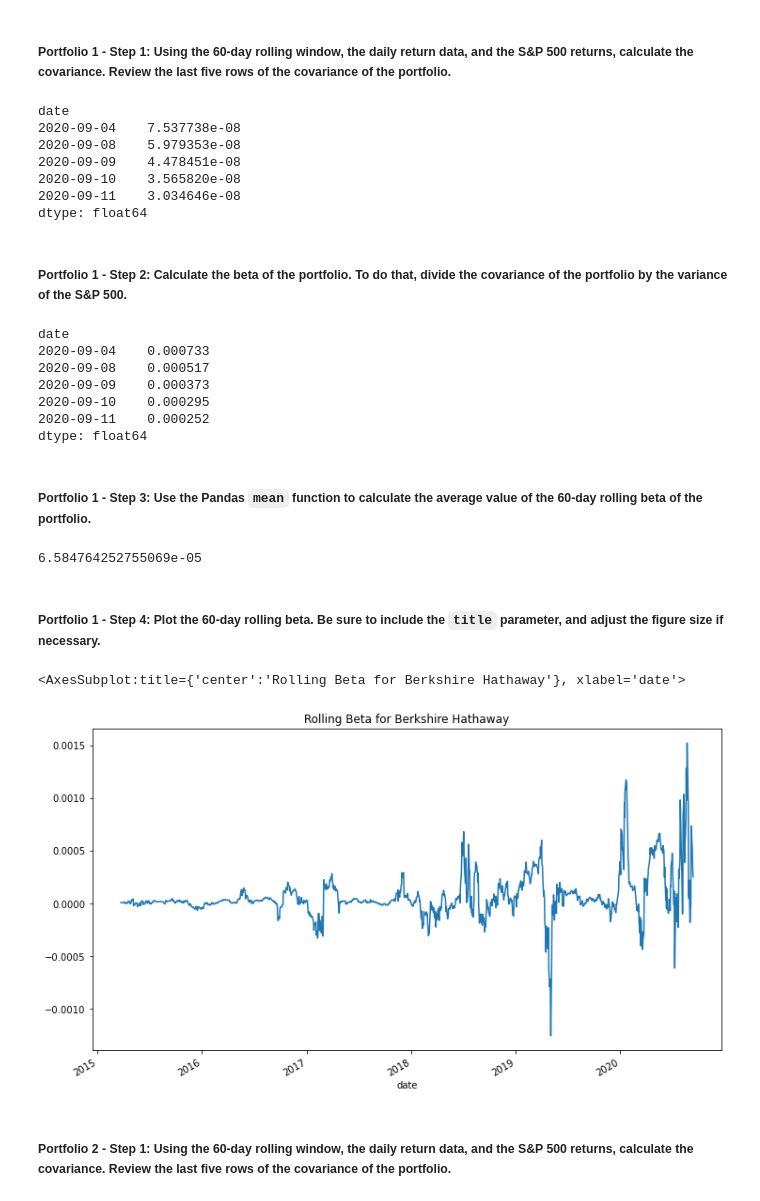
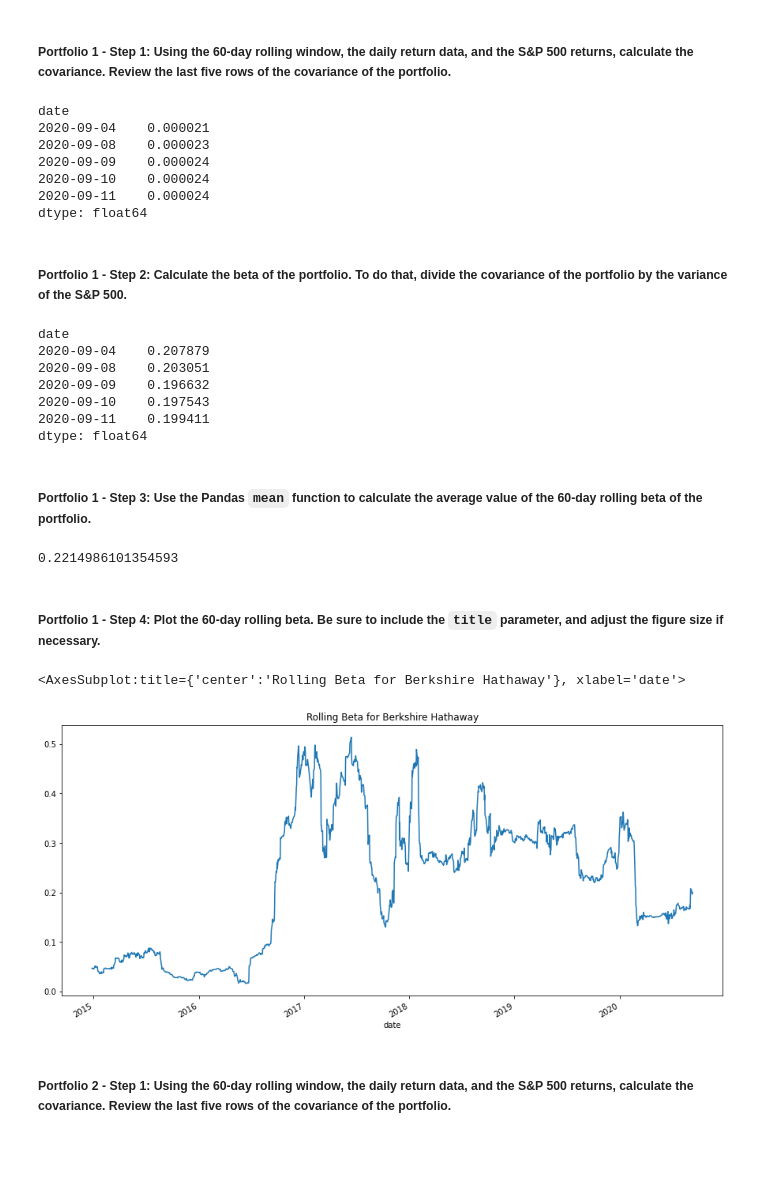
Before and after one commit to EmilyBertani/Challenge_4, a Jupyter notebook: risk_return_analysis.ipynb, the cells around one changed output. Saved outputs shown, nothing was run; the diff lists cells and outputs as text; code cells hidden in the pictures; blank space fills up the shorter version.

Commit message:
Add files via upload
fixing errors in data of beta plots

```diff
--- a/risk_return_analysis.ipynb
+++ b/risk_return_analysis.ipynb
@@ -407,15 +407,15 @@ Name: S&P 500, dtype: float64
 # Calculate the covariance using a 60-day rolling window
 # Review the last five rows of the covariance data
 # YOUR CODE HERE
-berk_hath_covariance = daily_returns['BERKSHIRE HATHAWAY INC'].rolling(window=60).cov(snp_60_variance)
+berk_hath_covariance = daily_returns['BERKSHIRE HATHAWAY INC'].rolling(window=60).cov(daily_returns['S&P 500'].rolling(window=60))
 berk_hath_covariance.tail()
 # %% [output]
 date
-2020-09-04    7.537738e-08
-2020-09-08    5.979353e-08
-2020-09-09    4.478451e-08
-2020-09-10    3.565820e-08
-2020-09-11    3.034646e-08
+2020-09-04    0.000021
+2020-09-08    0.000023
+2020-09-09    0.000024
+2020-09-10    0.000024
+2020-09-11    0.000024
 dtype: float64
 # %% [markdown]
 ##### Portfolio 1 - Step 2: Calculate the beta of the portfolio. To do that, divide the covariance of the portfolio by the variance of the S&P 500.
@@ -427,11 +427,11 @@ berk_hath_beta = berk_hath_covariance / snp_60_variance
 berk_hath_beta.tail()
 # %% [output]
 date
-2020-09-04    0.000733
-2020-09-08    0.000517
-2020-09-09    0.000373
-2020-09-10    0.000295
-2020-09-11    0.000252
+2020-09-04    0.207879
+2020-09-08    0.203051
+2020-09-09    0.196632
+2020-09-10    0.197543
+2020-09-11    0.199411
 dtype: float64
 # %% [markdown]
 ##### Portfolio 1 - Step 3: Use the Pandas `mean` function to calculate the average value of the 60-day rolling beta of the portfolio.
@@ -440,17 +440,17 @@ dtype: float64
 # YOUR CODE HERE
 berk_hath_beta.mean()
 # %% [output]
-6.584764252755069e-05
+0.2214986101354593
 # %% [markdown]
 ##### Portfolio 1 - Step 4: Plot the 60-day rolling beta. Be sure to include the `title` parameter, and adjust the figure size if necessary.
 # %%
 # Plot the rolling beta
 # Include a title parameter and adjust the figure size
 # YOUR CODE HERE
-berk_hath_beta.plot(figsize=(12,7), title='Rolling Beta for Berkshire Hathaway')
+berk_hath_beta.plot(figsize=(15,7), title='Rolling Beta for Berkshire Hathaway')
 # %% [output]
 <AxesSubplot:title={'center':'Rolling Beta for Berkshire Hathaway'}, xlabel='date'>
-[figure, old version]
+[figure, new version]
 # %% [markdown]
 ##### Portfolio 2 - Step 1: Using the 60-day rolling window, the daily return data, and the S&P 500 returns, calculate the covariance. Review the last five rows of the covariance of the portfolio.
 # %%
```
Also changed, not shown: parts of 5 cells of this notebook.
